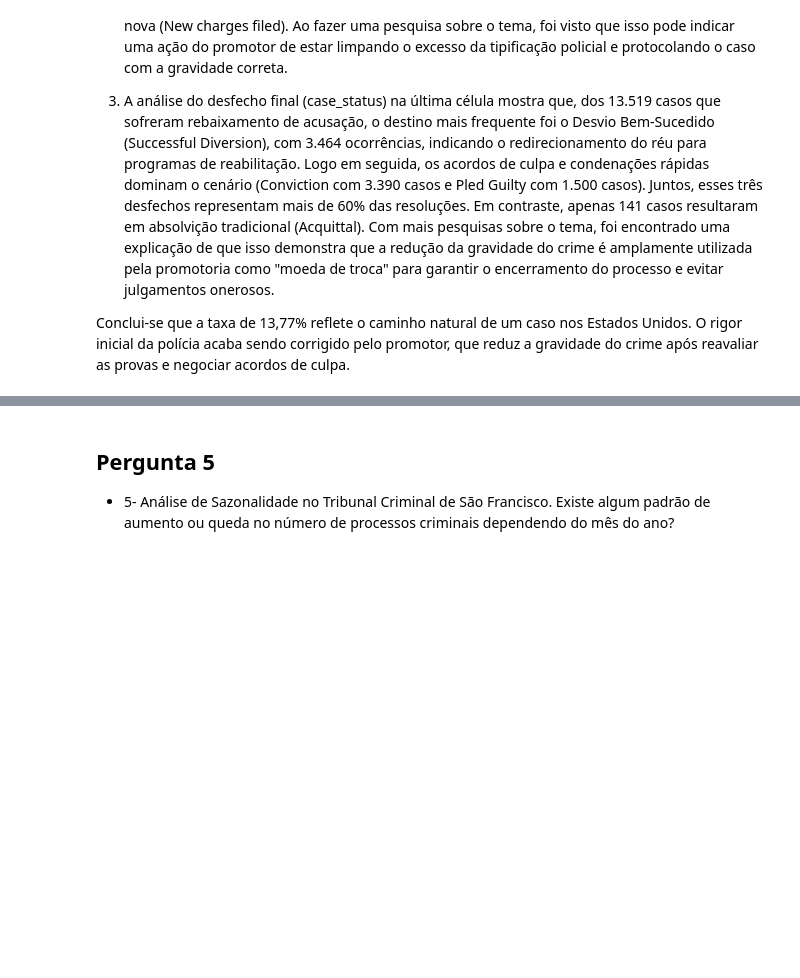
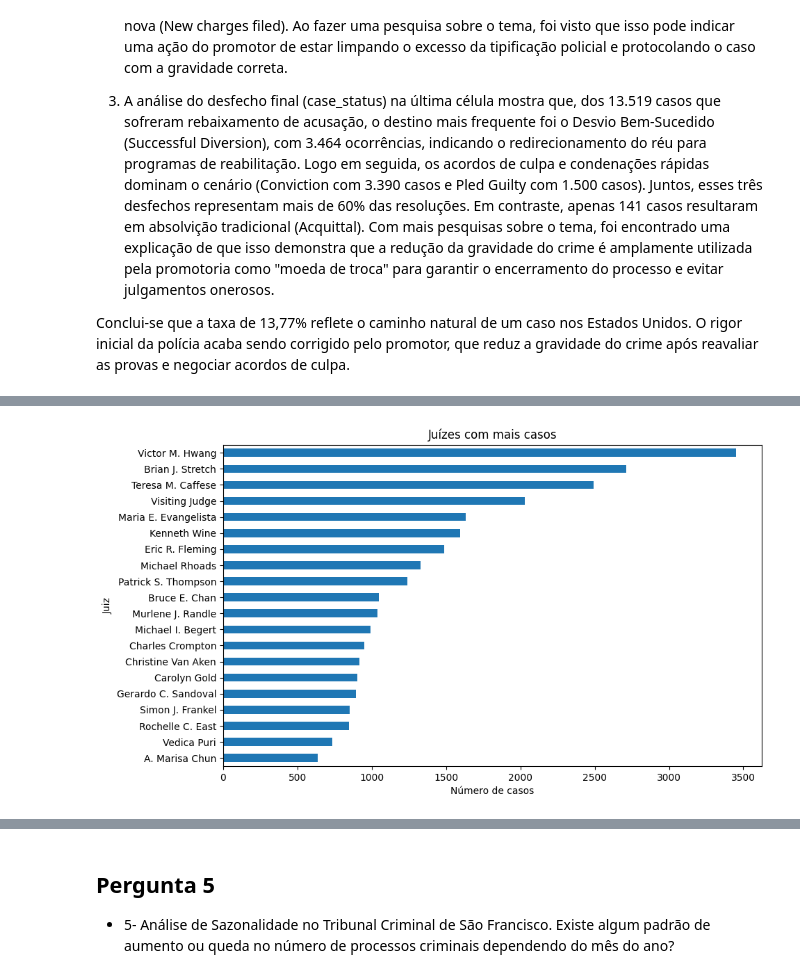
Before and after one commit to Orlandovpjunior/machine_learning, a Jupyter notebook: lab5/notebook.ipynb, the cells around one changed output, grey strips where cells are left out. Saved outputs shown, nothing was run; the diff lists cells and outputs as text; code cells hidden in the pictures; blank space fills up the shorter version.

```diff
--- a/lab5/notebook.ipynb
+++ b/lab5/notebook.ipynb
@@ -280,0 +302,22 @@ Conclui-se que a taxa de 13,77% reflete o caminho natural de um caso nos Estados
+# %%
+judge_df = (
+    df_result[['case_number', 'judge']]
+    .copy()
+)
+
+judge_df['judge'] = judge_df['judge'].str.split(',')
+
+judge_df = judge_df.explode('judge')
+
+judge_df['judge'] = judge_df['judge'].str.strip()
+
+top_judges = judge_df['judge'].value_counts().head(20)
+
+plt.figure(figsize=(10,6))
+top_judges.sort_values().plot(kind='barh')
+plt.title('Juízes com mais casos')
+plt.xlabel('Número de casos')
+plt.ylabel('Juiz')
+plt.show()
+# %% [output]
+[figure, added]
```
Also changed, not shown: parts of 46 cells of this notebook.
